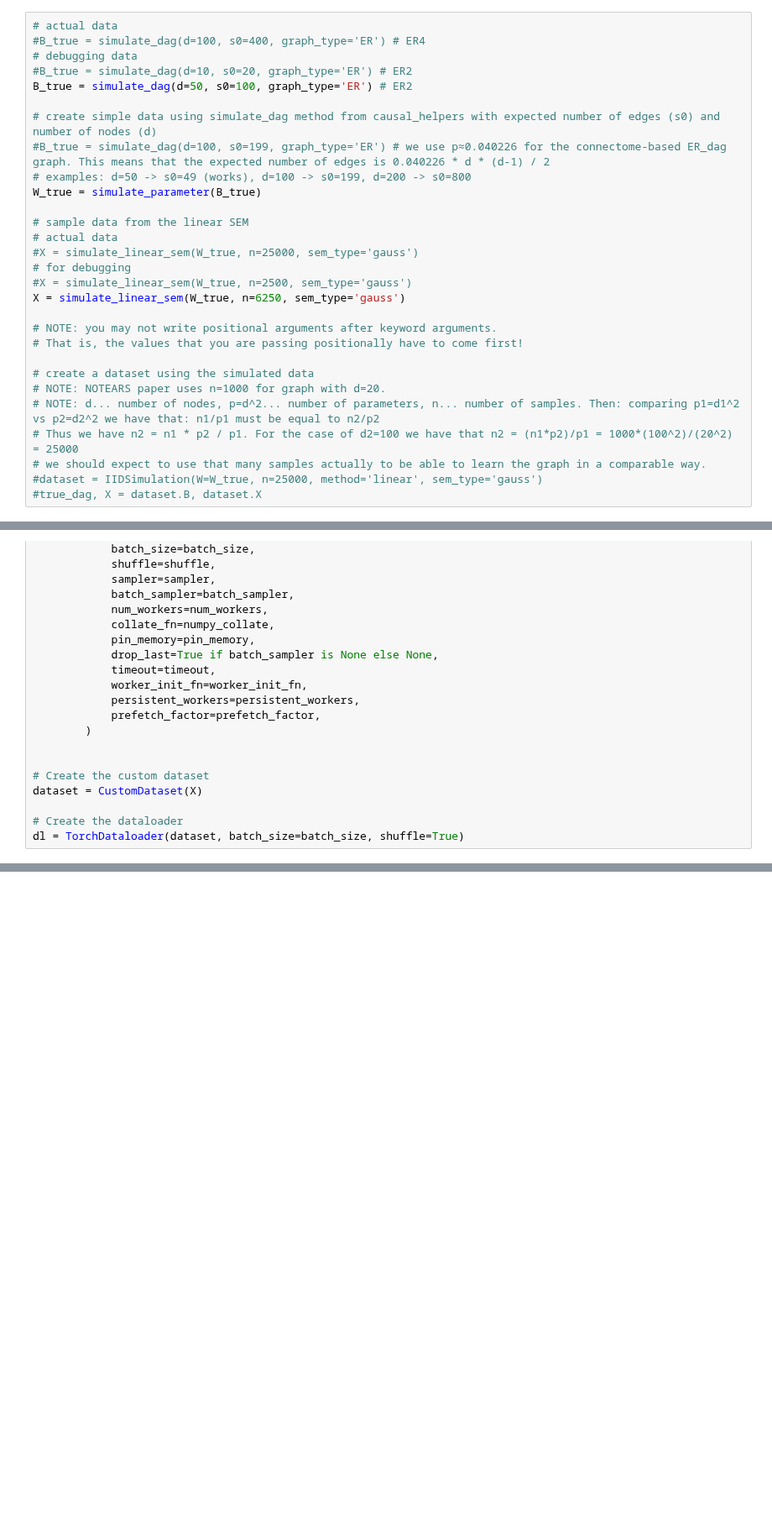
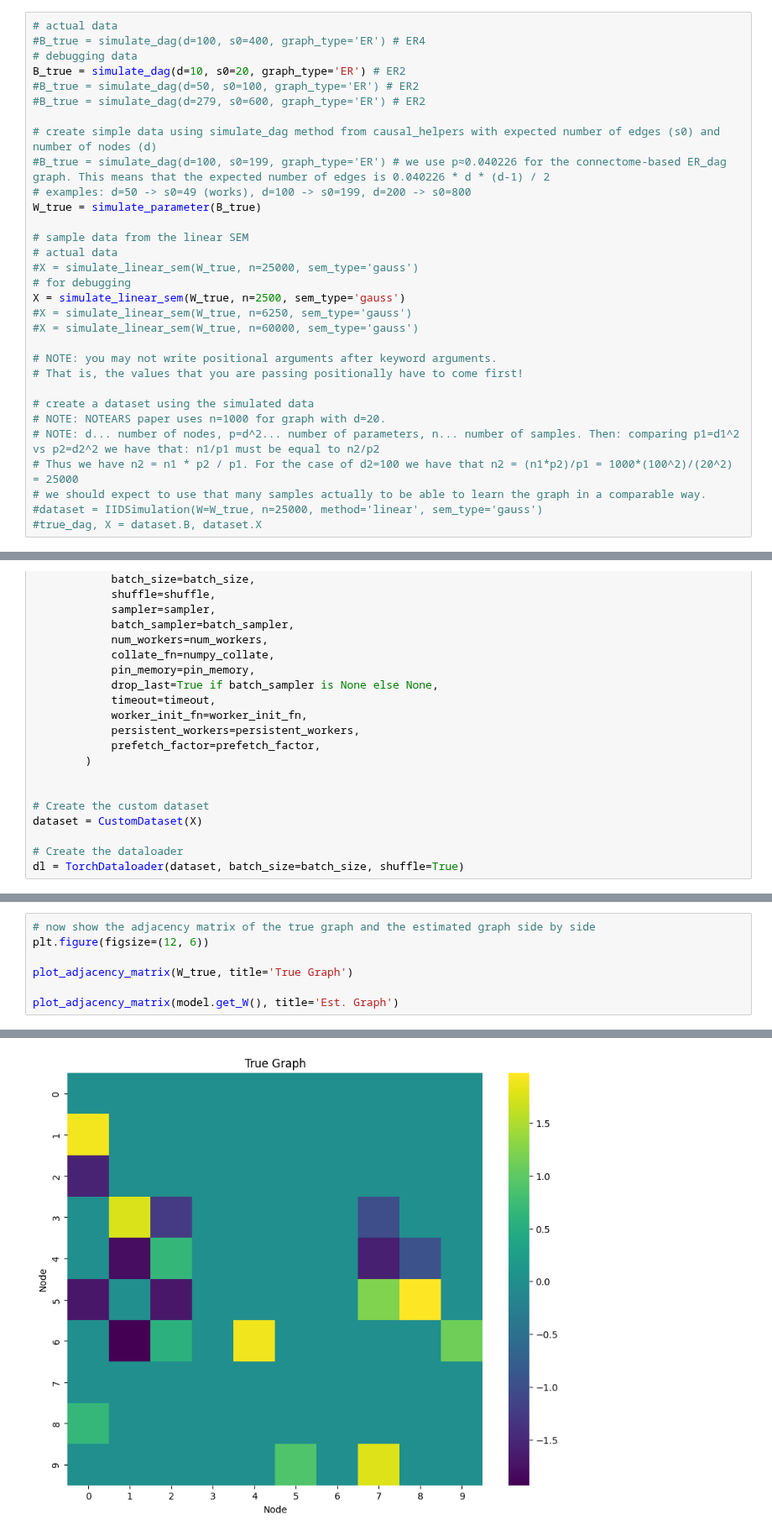
Before and after one commit to liukidar/pcx, a Jupyter notebook: examples/8_causal_connectome_luca.ipynb, the cells around one changed output, grey strips where cells are left out. Shown at 84% size. Drawn from its saved outputs; the diff is of its cells as text; blank space fills up the shorter version.

Commit message:
first version of pcax24 structure learning that is able to learn the 10x10 matrix

```diff
--- a/examples/8_causal_connectome_luca.ipynb
+++ b/examples/8_causal_connectome_luca.ipynb
@@ -45,8 +45,9 @@ set_random_seed(seed)
 # actual data
 #B_true = simulate_dag(d=100, s0=400, graph_type='ER') # ER4
 # debugging data
-#B_true = simulate_dag(d=10, s0=20, graph_type='ER') # ER2
-B_true = simulate_dag(d=50, s0=100, graph_type='ER') # ER2
+B_true = simulate_dag(d=10, s0=20, graph_type='ER') # ER2
+#B_true = simulate_dag(d=50, s0=100, graph_type='ER') # ER2
+#B_true = simulate_dag(d=279, s0=600, graph_type='ER') # ER2
 
 # create simple data using simulate_dag method from causal_helpers with expected number of edges (s0) and number of nodes (d)
 #B_true = simulate_dag(d=100, s0=199, graph_type='ER') # we use p≈0.040226 for the connectome-based ER_dag graph. This means that the expected number of edges is 0.040226 * d * (d-1) / 2
@@ -57,8 +58,9 @@ W_true = simulate_parameter(B_true)
 # actual data
 #X = simulate_linear_sem(W_true, n=25000, sem_type='gauss')
 # for debugging
-#X = simulate_linear_sem(W_true, n=2500, sem_type='gauss')
-X = simulate_linear_sem(W_true, n=6250, sem_type='gauss')
+X = simulate_linear_sem(W_true, n=2500, sem_type='gauss')
+#X = simulate_linear_sem(W_true, n=6250, sem_type='gauss')
+#X = simulate_linear_sem(W_true, n=60000, sem_type='gauss')
 
 # NOTE: you may not write positional arguments after keyword arguments.
 # That is, the values that you are passing positionally have to come first!
@@ -440,0 +562,8 @@ energies
+# %%
+# now show the adjacency matrix of the true graph and the estimated graph side by side
+plt.figure(figsize=(12, 6))
+
+plot_adjacency_matrix(W_true, title='True Graph')
+
+plot_adjacency_matrix(model.get_W(), title='Est. Graph')
+# %% [output]
@@ -440,0 +571 @@ energies
+[figure, added]
```
Also changed, not shown: parts of 13 cells of this notebook.
